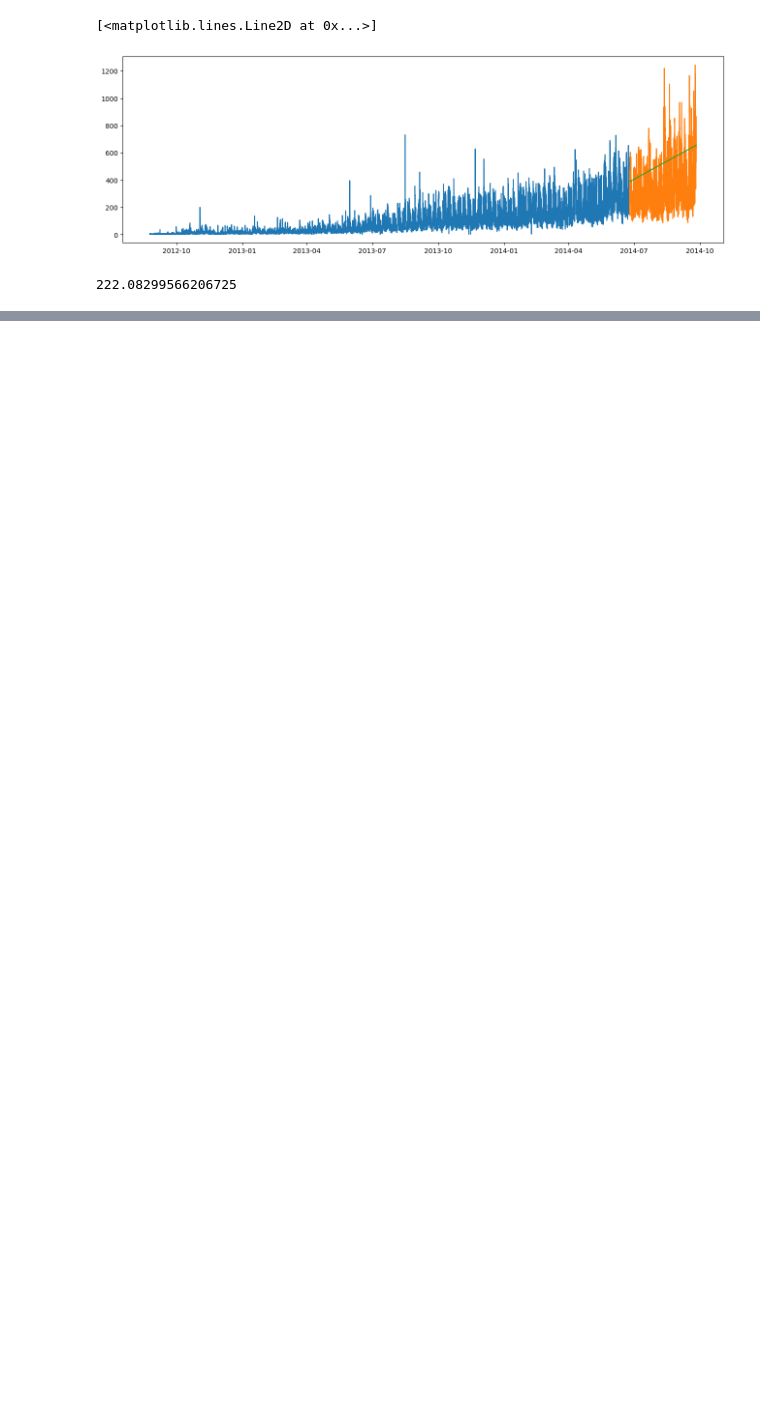
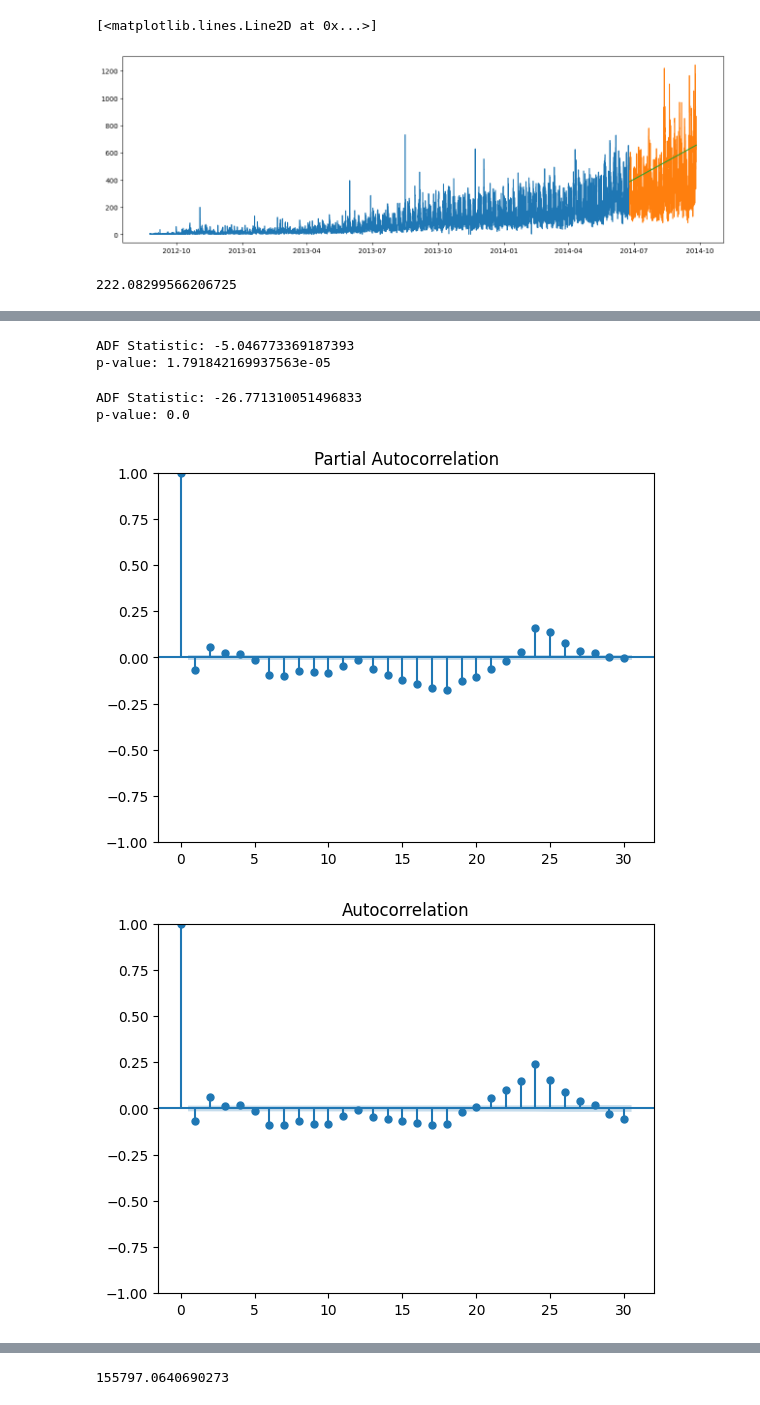
Before and after one commit to jeeva-anand/JetRail-Traffic-Prediction-using-Time-Series, a Jupyter notebook: notebook/JetRail_Traffic_Prediction_using_Time_Series.ipynb, the cells around one changed output, grey strips where cells are left out. Cells and saved outputs as stored; diff of their text form; code cells hidden in the pictures; blank space fills up the shorter version.

```diff
--- a/notebook/JetRail_Traffic_Prediction_using_Time_Series.ipynb
+++ b/notebook/JetRail_Traffic_Prediction_using_Time_Series.ipynb
@@ -493,0 +523,30 @@ holt_res
+# %%
+# Day 06 - 06/06 11:00 AM
+
+result = adfuller(train_set['Count'])
+
+print("ADF Statistic:", result[0])
+print("p-value:", result[1])
+# %% [output]
+ADF Statistic: -5.046773369187393
+p-value: 1.791842169937563e-05
+# %%
+df_diff = train_set['Count'].diff().dropna()
+
+result = adfuller(df_diff)
+
+
+print("ADF Statistic:", result[0])
+print("p-value:", result[1])
+# %% [output]
+ADF Statistic: -26.771310051496833
+p-value: 0.0
+# %%
+from statsmodels.graphics.tsaplots import plot_acf, plot_pacf
+
+
+plot_acf(df_diff, lags=30)
+plot_pacf(df_diff, lags=30)
+# %% [output]
+[figure, added]
+[figure, added]
@@ -493,0 +554,8 @@ holt_res
+# %%
+from statsmodels.tsa.arima.model import ARIMA
+
+model = ARIMA(train_set['Count'], order=(2,0,1))
+fit = model.fit()
+print(fit.aic)
+# %% [output]
+155797.0640690273
```
Also changed, not shown: parts of 6 cells of this notebook.
